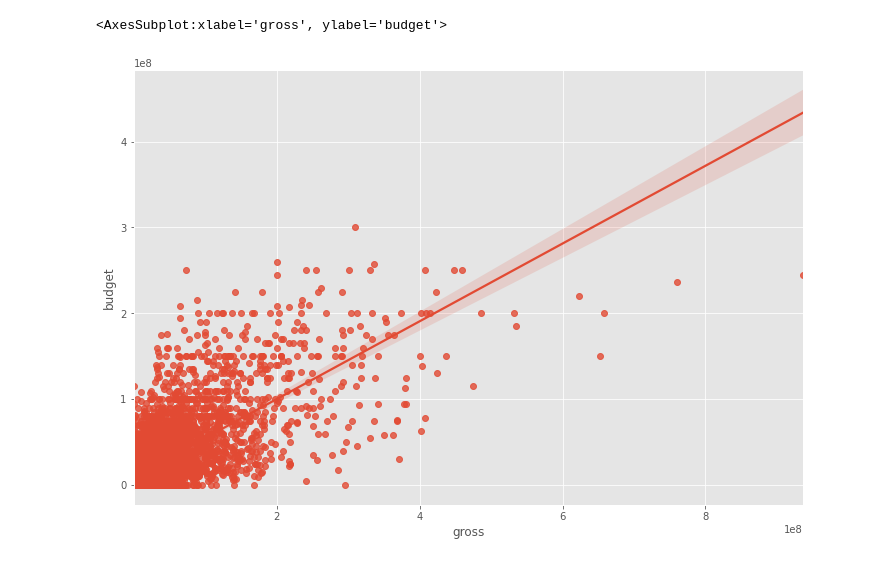
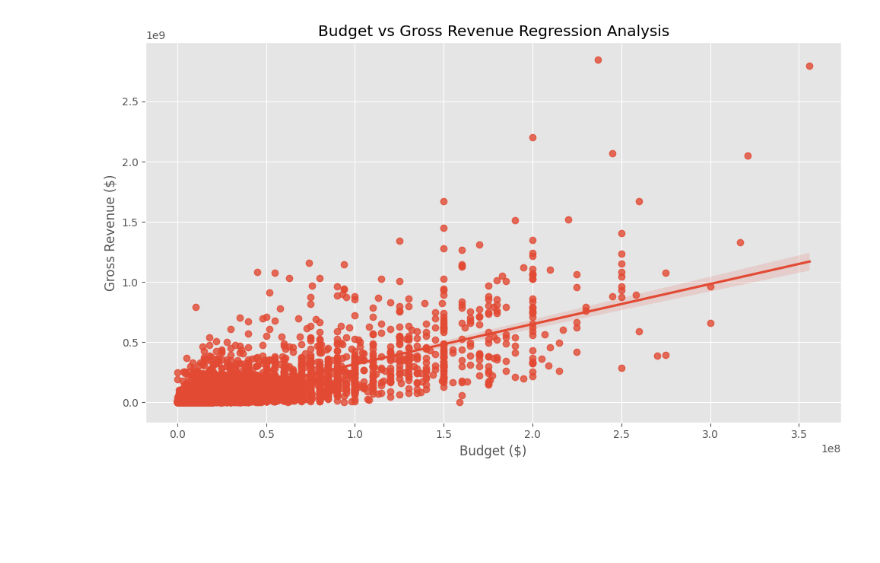
Before and after one commit to Ramadan877/Movie-Portfolio-Project, a Jupyter notebook: Movie Portfolio Project.ipynb, the cells around one changed output. Cells and saved outputs as stored; diff of their text form; code cells hidden in the pictures; blank space fills up the shorter version.

```diff
--- a/Movie Portfolio Project.ipynb
+++ b/Movie Portfolio Project.ipynb
@@ -100,3 +543,18 @@ df.boxplot(column=['gross'])
 # %%
-df.drop_duplicates()
+# Final data cleaning step: removing duplicate entries
+print("Before removing duplicates:")
+print(f"Dataset shape: {df_clean.shape}")
+
+# Eliminating duplicate rows to ensure data integrity
+df_clean_no_dups = df_clean.drop_duplicates()
+
+print(f"\nAfter removing duplicates:")
+print(f"Dataset shape: {df_clean_no_dups.shape}")
+print(f"Removed {df_clean.shape[0] - df_clean_no_dups.shape[0]} duplicate rows")
+
+# Updating my main cleaned dataframe
+df_clean = df_clean_no_dups
+
+print(f"\nFinal cleaned dataset shape: {df_clean.shape}")
+df_clean.head()
 # %% [output]
@@ -134,5 +712,12 @@ df.sort_values(by=['gross'], inplace=False, ascending=False)
 # %%
-sns.regplot(x="gross", y="budget", data=df)
+# Budget vs Gross Revenue regression analysis - my key finding!
+plt.figure(figsize=(10, 6))
+sns.regplot(x="budget", y="gross", data=df_clean)
+plt.title('Budget vs Gross Revenue Regression Analysis')
+plt.xlabel('Budget ($)')
+plt.ylabel('Gross Revenue ($)')
+plt.ticklabel_format(style='scientific', axis='both', scilimits=(0,0))
+plt.tight_layout()
+plt.show()
 # %% [output]
-<AxesSubplot:xlabel='gross', ylabel='budget'>
-[figure, old version]
+[figure, new version]
```
Also changed, not shown: parts of 58 cells of this notebook, 3 other files.
